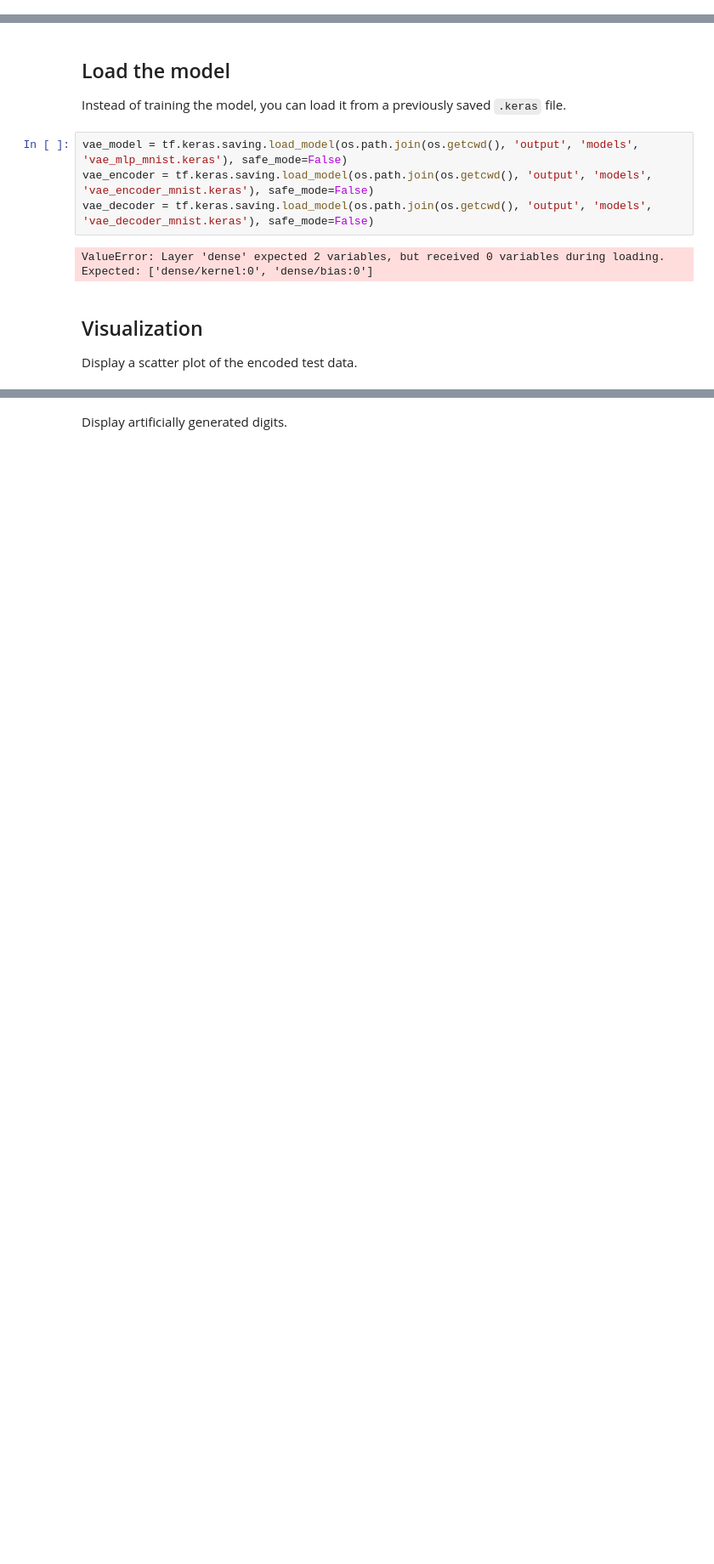
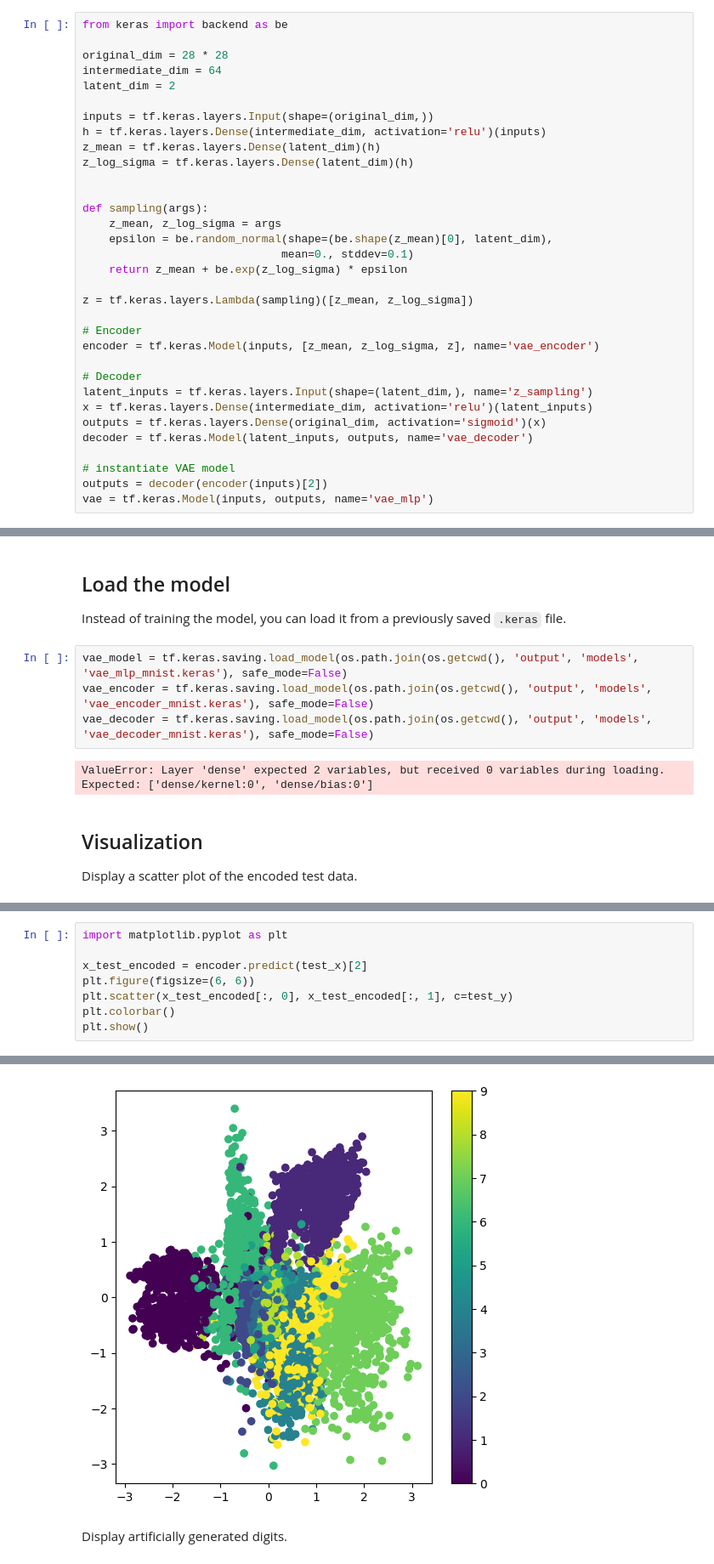
Before and after one commit to peiva-git/deep_learning_project, a Jupyter notebook: simple_vae.ipynb, the cells around one changed output, grey strips where cells are left out. Shown: that part at 85% size. Cells and saved outputs as stored; diff of their text form; blank space fills up the shorter version.

Commit message:
working notebook, added images

```diff
--- a/simple_vae.ipynb
+++ b/simple_vae.ipynb
@@ -44,0 +38,33 @@ vae_model.compile(optimizer=tf.keras.optimizers.Adam())
+# %%
+from keras import backend as be
+
+original_dim = 28 * 28
+intermediate_dim = 64
+latent_dim = 2
+
+inputs = tf.keras.layers.Input(shape=(original_dim,))
+h = tf.keras.layers.Dense(intermediate_dim, activation='relu')(inputs)
+z_mean = tf.keras.layers.Dense(latent_dim)(h)
+z_log_sigma = tf.keras.layers.Dense(latent_dim)(h)
+
+
+def sampling(args):
+    z_mean, z_log_sigma = args
+    epsilon = be.random_normal(shape=(be.shape(z_mean)[0], latent_dim),
+                              mean=0., stddev=0.1)
+    return z_mean + be.exp(z_log_sigma) * epsilon
+
+z = tf.keras.layers.Lambda(sampling)([z_mean, z_log_sigma])
+
+# Encoder
+encoder = tf.keras.Model(inputs, [z_mean, z_log_sigma, z], name='vae_encoder')
+
+# Decoder
+latent_inputs = tf.keras.layers.Input(shape=(latent_dim,), name='z_sampling')
+x = tf.keras.layers.Dense(intermediate_dim, activation='relu')(latent_inputs)
+outputs = tf.keras.layers.Dense(original_dim, activation='sigmoid')(x)
+decoder = tf.keras.Model(latent_inputs, outputs, name='vae_decoder')
+
+# instantiate VAE model
+outputs = decoder(encoder(inputs)[2])
+vae = tf.keras.Model(inputs, outputs, name='vae_mlp')
@@ -187,0 +244,9 @@ TypeError: list indices must be integers or slices, not tuple
+# %%
+import matplotlib.pyplot as plt
+
+x_test_encoded = encoder.predict(test_x)[2]
+plt.figure(figsize=(6, 6))
+plt.scatter(x_test_encoded[:, 0], x_test_encoded[:, 1], c=test_y)
+plt.colorbar()
+plt.show()
+# %% [output]
@@ -188,2 +254,3 @@ TypeError: list indices must be integers or slices, not tuple
+[figure, added]
 # %% [markdown]
 Display artificially generated digits.
```
Also changed, not shown: parts of 12 cells of this notebook, 2 other files.
